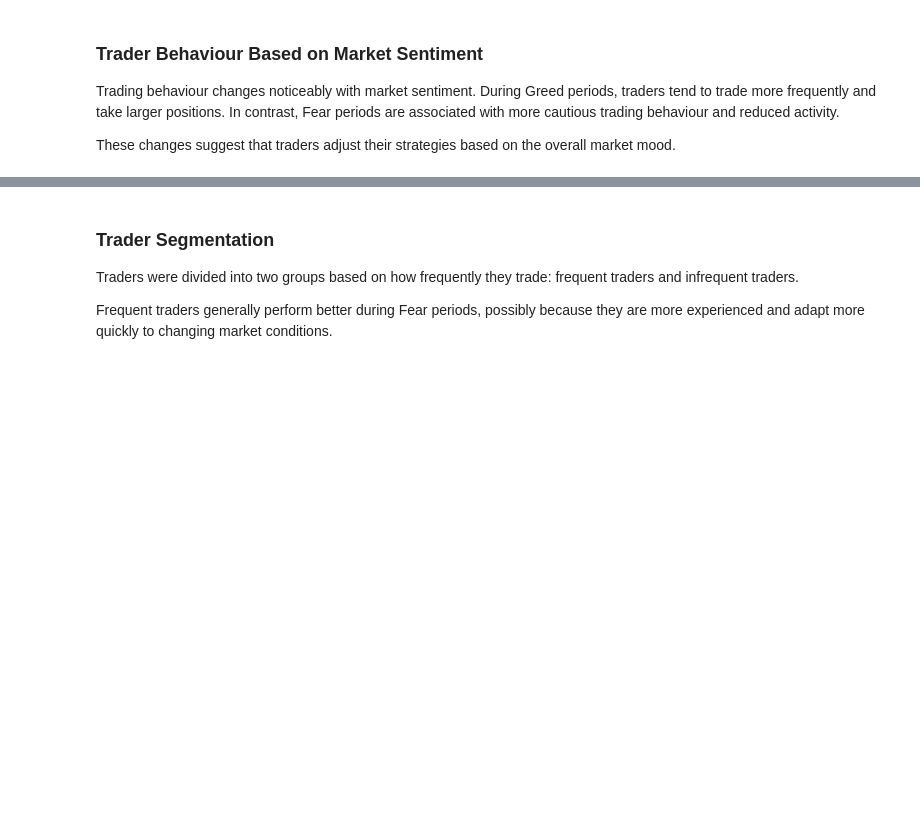
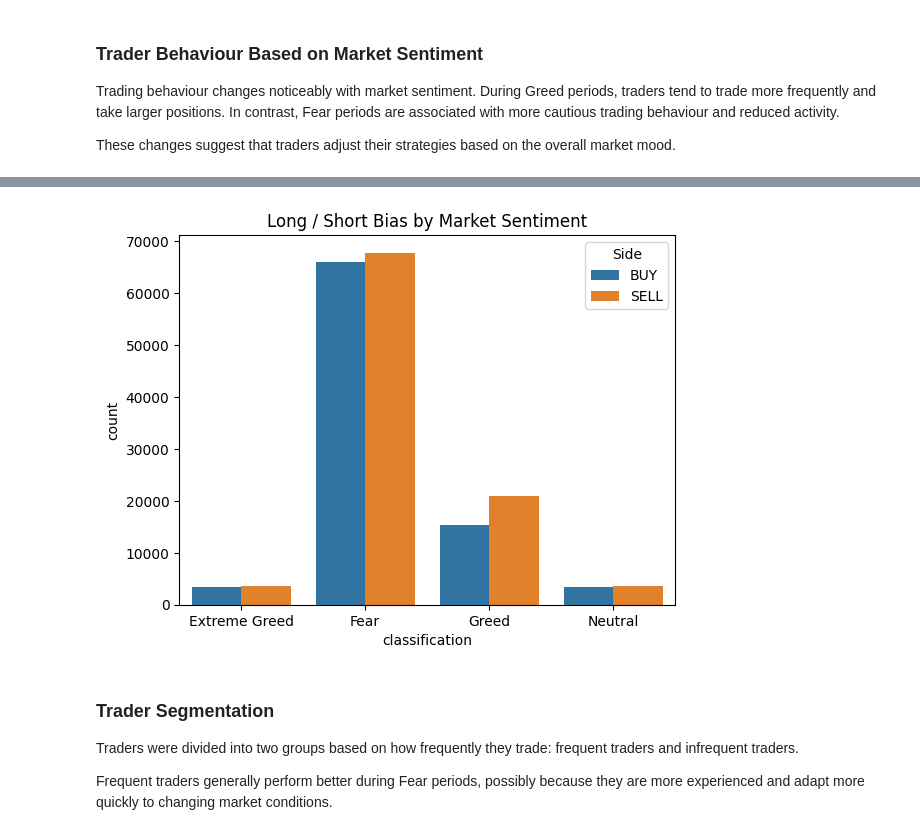
Before and after one commit to chaitanyajhade99/trader-sentiment-analysis, a Jupyter notebook: notebook.ipynb, the cells around one changed output, grey strips where cells are left out. Saved outputs shown, nothing was run; the diff lists cells and outputs as text; code cells hidden in the pictures; blank space fills up the shorter version.

```diff
--- a/notebook.ipynb
+++ b/notebook.ipynb
@@ -173,3 +182,19 @@ Name: Closed PnL, dtype: float64
+# %%
+import seaborn as sns
+import matplotlib.pyplot as plt
+
+sns.barplot(
+    data=long_short,
+    x='classification',
+    y='count',
+    hue='Side'
+)
+
+plt.title("Long / Short Bias by Market Sentiment")
+plt.savefig("outputs/long_short_bias_by_sentiment.png", bbox_inches="tight")
+plt.show()
+# %% [output]
+[figure, added]
 # %% [markdown]
 ### Trader Segmentation
 
```
Also changed, not shown: parts of 10 cells of this notebook, 8 other files.
